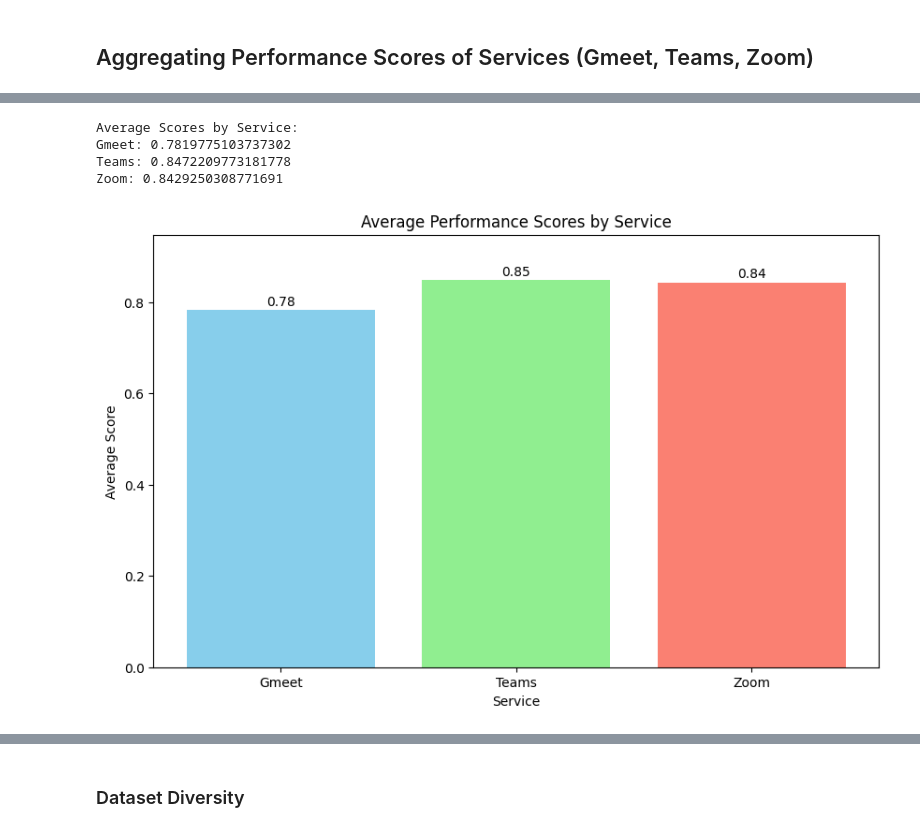
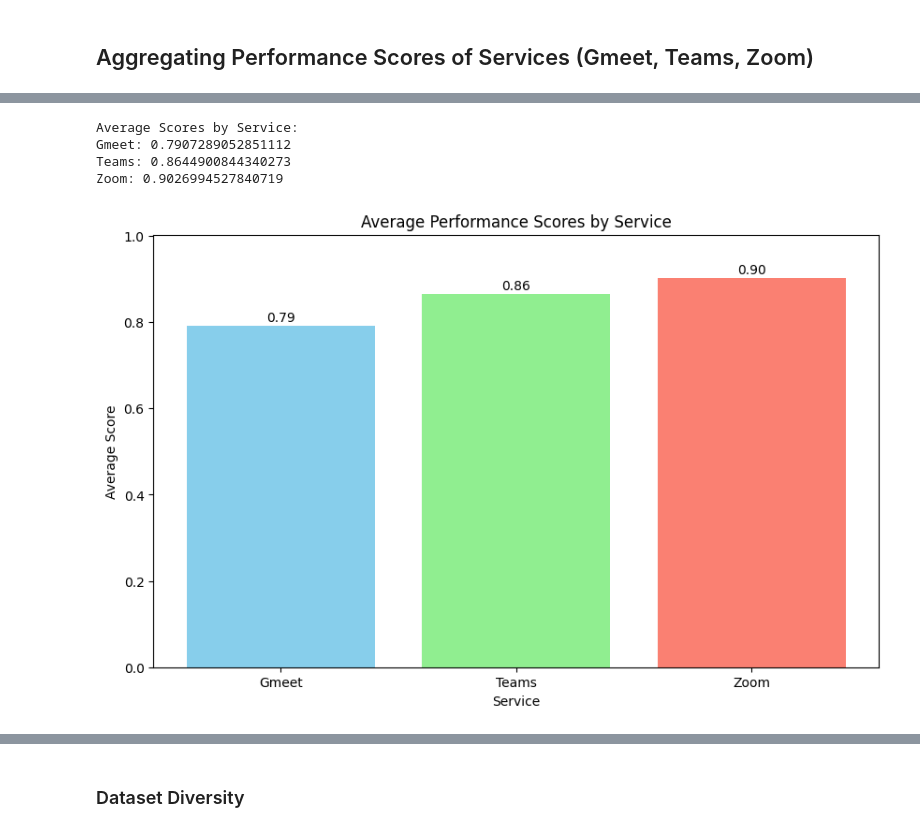
Before and after one commit to burikyali/burikyali, a Jupyter notebook: ml-video-conferencing-analysis.ipynb, the cells around one changed output, grey strips where cells are left out. Cells and saved outputs as stored; diff of their text form; code cells hidden in the pictures.

```diff
--- a/ml-video-conferencing-analysis.ipynb
+++ b/ml-video-conferencing-analysis.ipynb
@@ -631,47 +704,51 @@ def calculate_scores(data, metrics, weights):
     scaler = MinMaxScaler()
     normalized = scaler.fit_transform(data[metrics])
 
-    # Invert normalized values to ensure lower QoS values (better performance) get higher scores
-    inverted = 1 - normalized
+    # Invert negative QoS metrics (lower is better)
+    inverted = 1 - normalized  # Apply inversion for all metrics
+
+    # Correct the inversion for bandwidth (higher is better)
+    # Bandwidth is assumed to be the last metric in the list (adjust as necessary)
+    inverted[:, metrics.index('Download (Rx) bandwidth (Mbps)')] = normalized[:, metrics.index('Download (Rx) bandwidth (Mbps)')]
 
     # Compute weighted score
     scores = inverted @ pd.Series(weights).values  # Matrix multiplication for scores
     return scores
 
-# Calculate scores for each dataset
+# Re-run the score calculations with the updated function
 gmeet_scores = calculate_scores(gmeet_data, metrics, weights)
 teams_scores = calculate_scores(teams_data, metrics, weights)
 zoom_scores = calculate_scores(zoom_data, metrics, weights)
 
 # Add scores back to the datasets for analysis
 gmeet_data['Score'] = gmeet_scores
 teams_data['Score'] = teams_scores
 zoom_data['Score'] = zoom_scores
 
 # Calculate average scores for each service
 average_scores = {
     'Gmeet': gmeet_data['Score'].mean(),
     'Teams': teams_data['Score'].mean(),
     'Zoom': zoom_data['Score'].mean()
 }
 
 print("Average Scores by Service:")
 for service, score in average_scores.items():
     print(f"{service}: {score}")
 
 # Plot average scores for each service
 plt.figure(figsize=(10, 6))
 plt.bar(average_scores.keys(), average_scores.values(), color=['skyblue', 'lightgreen', 'salmon'])
 plt.title('Average Performance Scores by Service')
 plt.ylabel('Average Score')
 plt.xlabel('Service')
 plt.ylim(0, max(average_scores.values()) + 0.1)  # Set y-limit slightly above the max score for better visualization
 for i, score in enumerate(average_scores.values()):
     plt.text(i, score + 0.01, f"{score:.2f}", ha='center', fontsize=10)  # Add score labels on the bars
 plt.show()
 # %% [output]
 Average Scores by Service:
-Gmeet: 0.7819775103737302
-Teams: 0.8472209773181778
-Zoom: 0.8429250308771691
+Gmeet: 0.7907289052851112
+Teams: 0.8644900844340273
+Zoom: 0.9026994527840719
-[figure, old version]
+[figure, new version]
```
Also changed, not shown: parts of 19 cells of this notebook.
